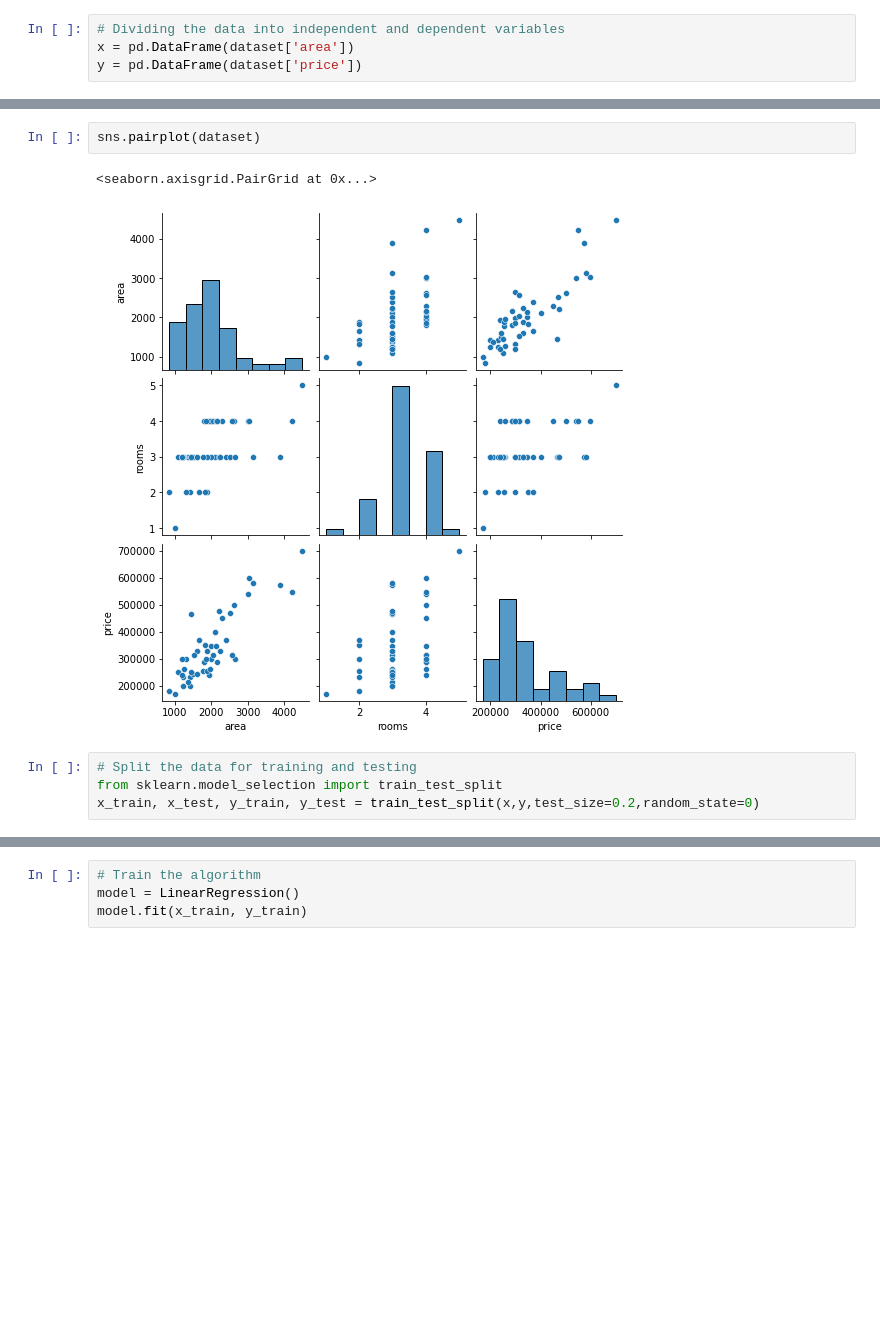
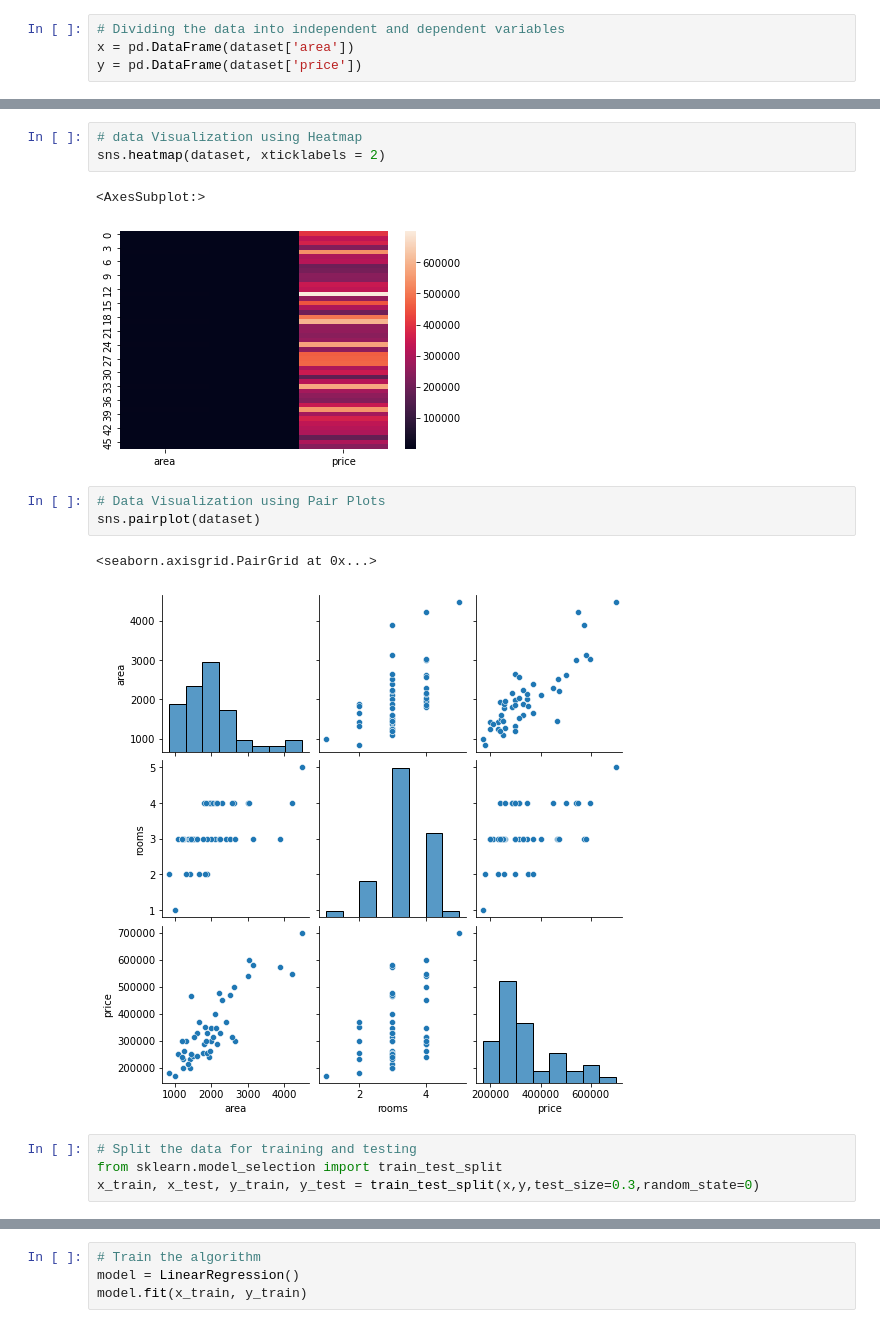
Before and after one commit to ananyachibber21/Machine-Learning-with-Python, a Jupyter notebook: House Price Prediction/House Price Prediction .ipynb, the cells around one changed output, grey strips where cells are left out. Cells and saved outputs as stored; diff of their text form; blank space fills up the shorter version.

```diff
--- a/House Price Prediction/House Price Prediction .ipynb
+++ b/House Price Prediction/House Price Prediction .ipynb
@@ -41,4 +56,11 @@ plt.show()
+# %%
+# data Visualization using Heatmap
+sns.heatmap(dataset, xticklabels = 2)
+# %% [output]
+<AxesSubplot:>
+[figure, added]
 # %%
+# Data Visualization using Pair Plots
 sns.pairplot(dataset)
 # %% [output]
 <seaborn.axisgrid.PairGrid at 0x...>
@@ -46,7 +68,7 @@ sns.pairplot(dataset)
 # %%
 # Split the data for training and testing
 from sklearn.model_selection import train_test_split
-x_train, x_test, y_train, y_test = train_test_split(x,y,test_size=0.2,random_state=0)
+x_train, x_test, y_train, y_test = train_test_split(x,y,test_size=0.3,random_state=0)
 # %%
 # Shape of the train and test sets
 print(x_train.shape)
```
Also changed, not shown: parts of 12 cells of this notebook.
